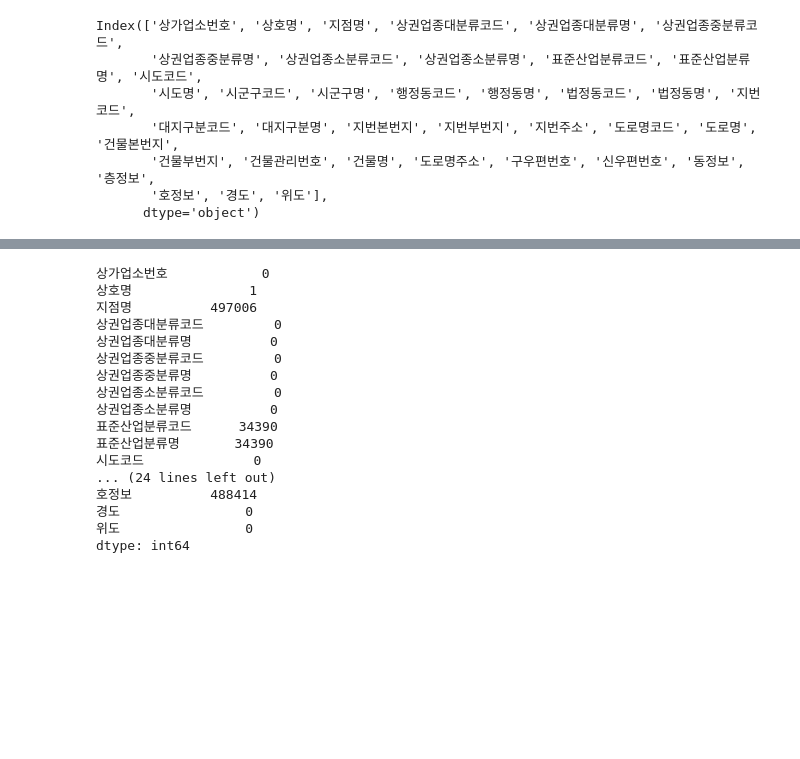
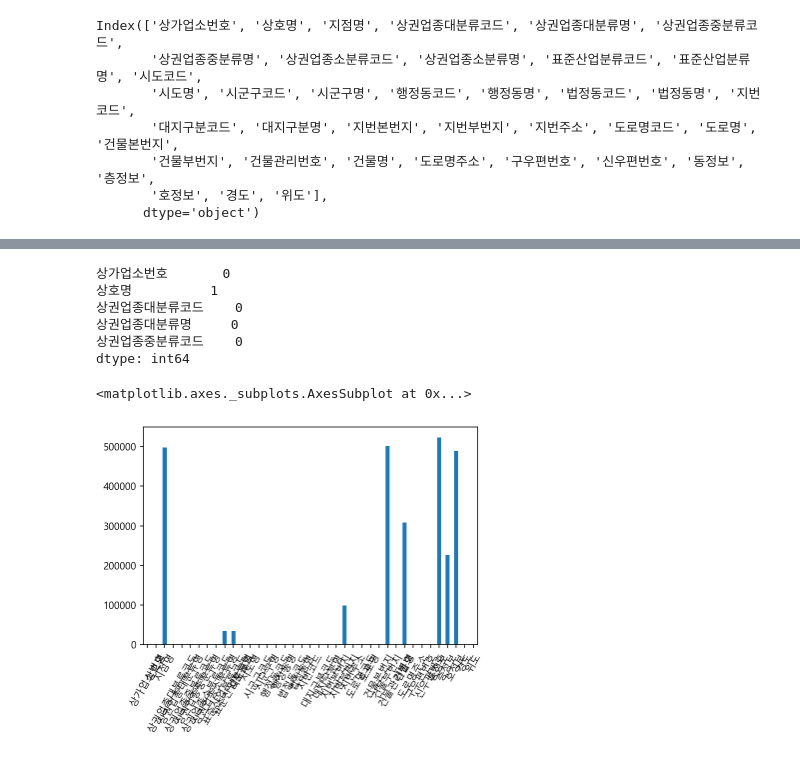
Before and after one commit to ATOMB-EUNBI/Python-Basic, a Jupyter notebook: Boostcamp_seoul1.ipynb, the cells around one changed output, grey strips where cells are left out. Drawn from its saved outputs; the diff is of its cells as text; code cells hidden in the pictures; blank space fills up the shorter version.

```diff
--- a/Boostcamp_seoul1.ipynb
+++ b/Boostcamp_seoul1.ipynb
@@ -11,6 +11,8 @@ plt.rc('axes', unicode_minus=False)
 # 글씨를 선명하게 보기 위해 retina 설정을 합니다.
 from IPython.display import set_matplotlib_formats
 set_matplotlib_formats('retina')
+# %%
+plt.rc('font', family='Malgun Gothic')
 # %%
 df = pd.read_csv("C:/Users/enbi104/Documents/data/상가(상권)정보_201912/상가업소정보_201912_01.csv", error_bad_lines=False, sep='|', low_memory=False)
 # 경로를 다 적어주지 않으면 에러가 뜸
@@ -65,21 +97,16 @@ df.dtypes
 # %%
 null_count = df.isnull().sum()
-null_count
+null_count.head()
 # %% [output]
-상가업소번호            0
-상호명               1
-지점명          497006
-상권업종대분류코드         0
-상권업종대분류명          0
-상권업종중분류코드         0
-상권업종중분류명          0
-상권업종소분류코드         0
-상권업종소분류명          0
-표준산업분류코드      34390
-표준산업분류명       34390
-시도코드              0
-... (24 lines left out)
-호정보          488414
-경도                0
-위도                0
+상가업소번호       0
+상호명          1
+상권업종대분류코드    0
+상권업종대분류명     0
+상권업종중분류코드    0
 dtype: int64
+# %%
+null_count.plot.bar
+null_count.plot.bar(rot=60)
+# %% [output]
+<matplotlib.axes._subplots.AxesSubplot at 0x...>
+[figure, added]
```
Also changed, not shown: parts of 39 cells of this notebook.
